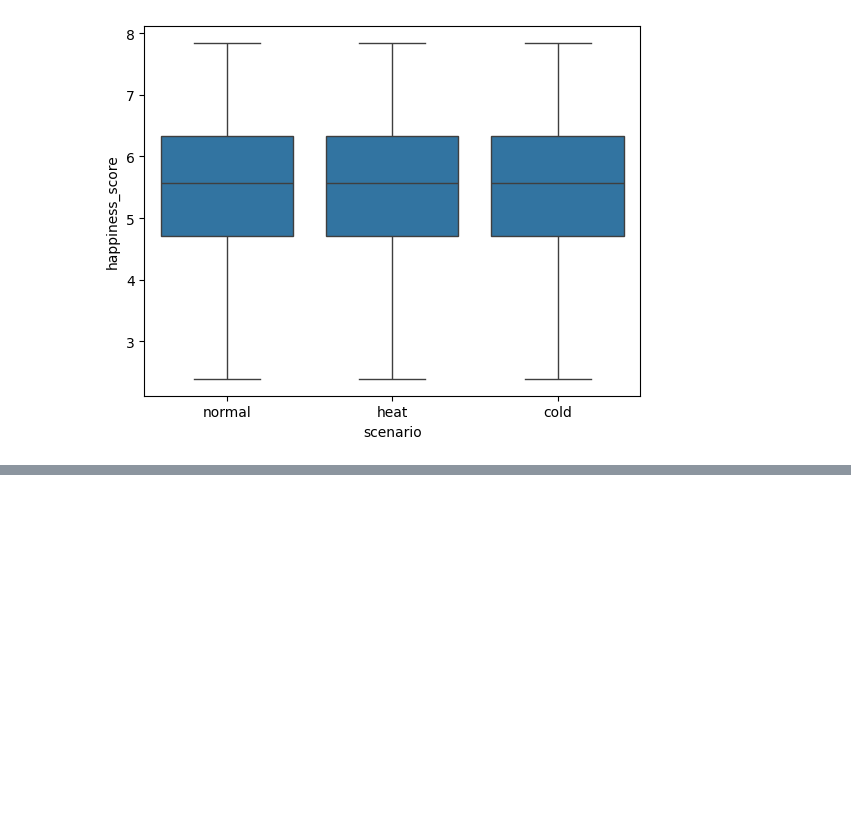
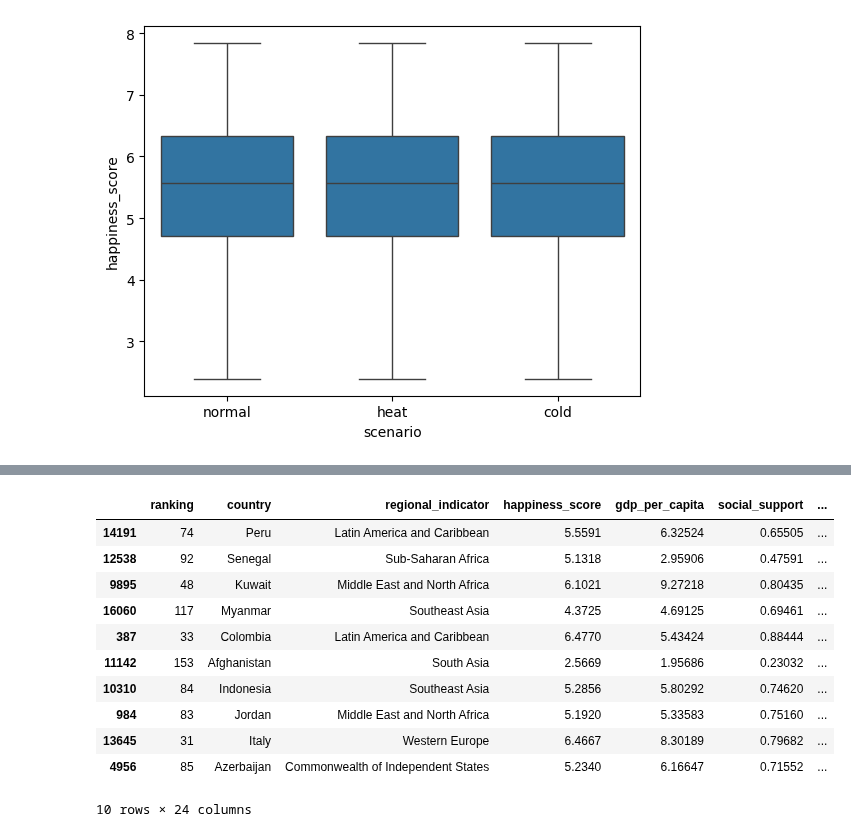
Before and after one commit to Carlagallo/Trabajo_final_MasterData, a Jupyter notebook: Notebook/Análisis_preliminar.ipynb, the cells around one changed output, grey strips where cells are left out. Saved outputs shown, nothing was run; the diff lists cells and outputs as text; code cells hidden in the pictures; blank space fills up the shorter version.

```diff
--- a/Notebook/Análisis_preliminar.ipynb
+++ b/Notebook/Análisis_preliminar.ipynb
@@ -1433,0 +1588,15 @@ sns.boxplot(x='scenario', y='happiness_score', data=df_expanded)
+# %%
+df_expanded.sample(10)
+# %% [output]
+|  | ranking | country | regional_indicator | happiness_score | gdp_per_capita | social_support | ... |
+| 14191 | 74 | Peru | Latin America and Caribbean | 5.5591 | 6.32524 | 0.65505 | ... |
+| 12538 | 92 | Senegal | Sub-Saharan Africa | 5.1318 | 2.95906 | 0.47591 | ... |
+| 9895 | 48 | Kuwait | Middle East and North Africa | 6.1021 | 9.27218 | 0.80435 | ... |
+| 16060 | 117 | Myanmar | Southeast Asia | 4.3725 | 4.69125 | 0.69461 | ... |
+| 387 | 33 | Colombia | Latin America and Caribbean | 6.4770 | 5.43424 | 0.88444 | ... |
+| 11142 | 153 | Afghanistan | South Asia | 2.5669 | 1.95686 | 0.23032 | ... |
+| 10310 | 84 | Indonesia | Southeast Asia | 5.2856 | 5.80292 | 0.74620 | ... |
+| 984 | 83 | Jordan | Middle East and North Africa | 5.1920 | 5.33583 | 0.75160 | ... |
+| 13645 | 31 | Italy | Western Europe | 6.4667 | 8.30189 | 0.79682 | ... |
+| 4956 | 85 | Azerbaijan | Commonwealth of Independent States | 5.2340 | 6.16647 | 0.71552 | ... |
+10 rows × 24 columns
```
Also changed, not shown: parts of 24 cells of this notebook, 4 other files.
